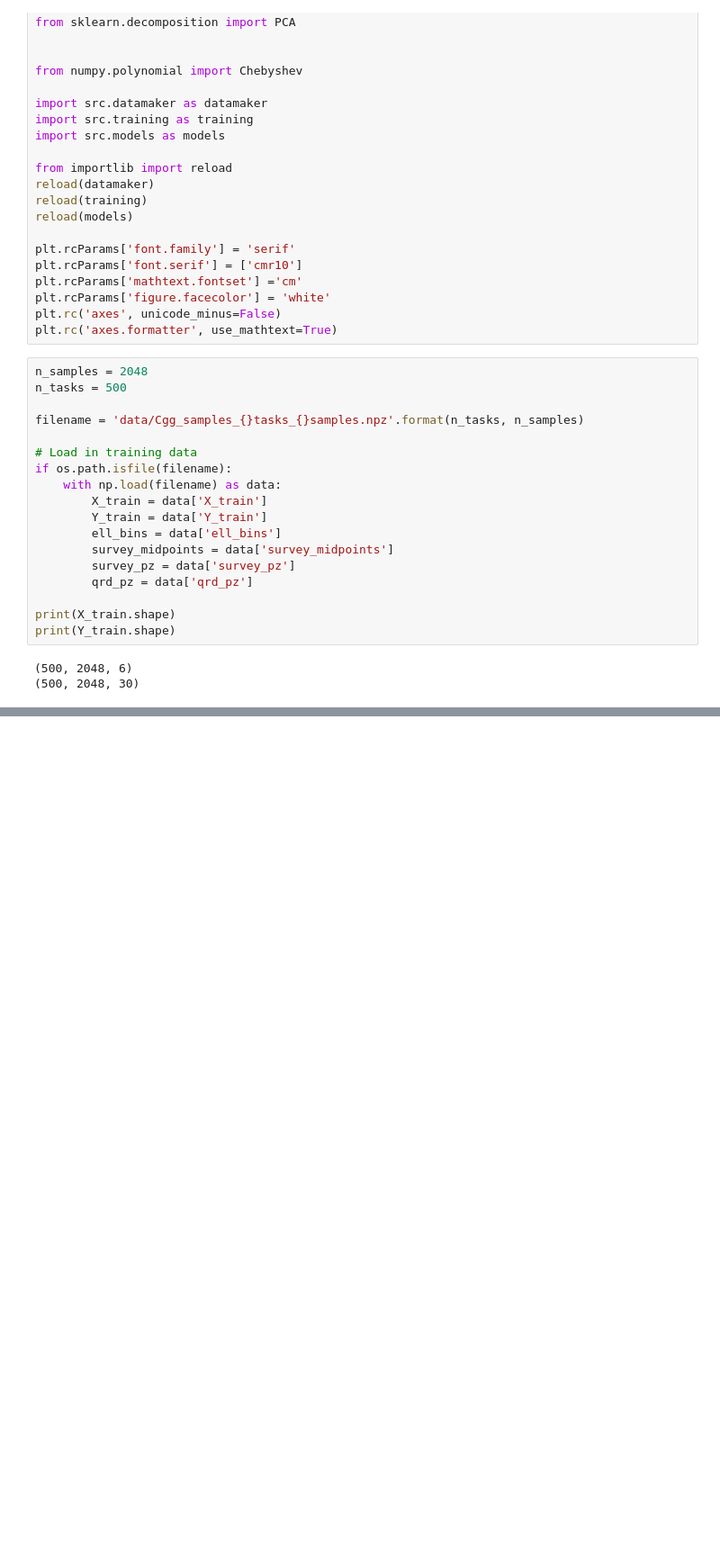
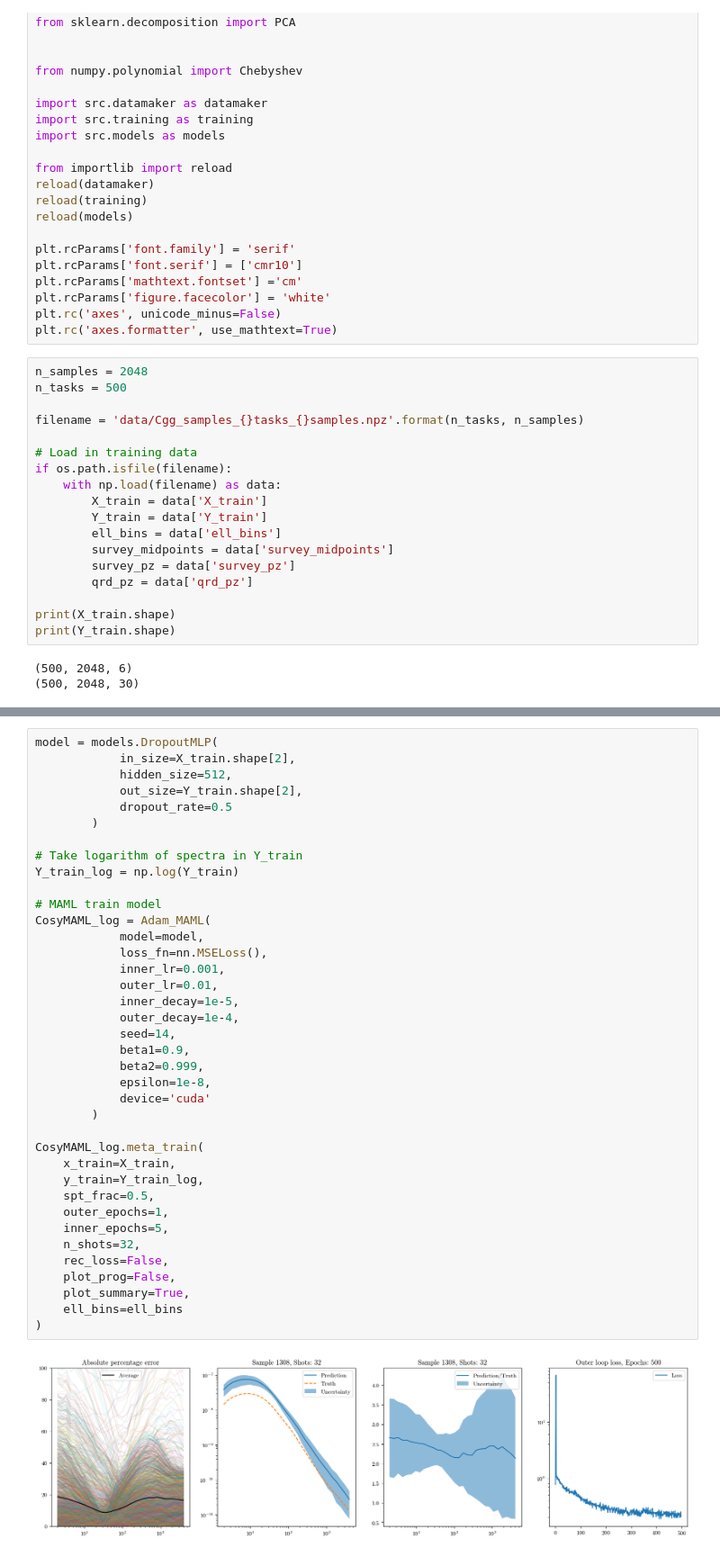
Before and after one commit to CMacM/CosyMAML, a Jupyter notebook: multisurvey_binned.ipynb, the cells around one changed output, grey strips where cells are left out. Shown at 90% size. Drawn from its saved outputs; the diff is of its cells as text; blank space fills up the shorter version.

```diff
--- a/multisurvey_binned.ipynb
+++ b/multisurvey_binned.ipynb
@@ -500,3 +493,43 @@ class Adam_MAML():
         axs[3].set_title('Outer loop loss, Epochs: %d' % (outer_epochs*n_tasks))
 
         plt.savefig('maml_output_final.pdf', bbox_inches='tight')
+# %%
+model = models.DropoutMLP(
+            in_size=X_train.shape[2],
+            hidden_size=512,
+            out_size=Y_train.shape[2],
+            dropout_rate=0.5
+        )
+
+# Take logarithm of spectra in Y_train
+Y_train_log = np.log(Y_train)
+
+# MAML train model
+CosyMAML_log = Adam_MAML(
+            model=model,
+            loss_fn=nn.MSELoss(),
+            inner_lr=0.001,
+            outer_lr=0.01,
+            inner_decay=1e-5,
+            outer_decay=1e-4,
+            seed=14,
+            beta1=0.9,
+            beta2=0.999,
+            epsilon=1e-8,
+            device='cuda'
+        )
+
+CosyMAML_log.meta_train(
+    x_train=X_train,
+    y_train=Y_train_log,
+    spt_frac=0.5,
+    outer_epochs=1,
+    inner_epochs=5,
+    n_shots=32,
+    rec_loss=False,
+    plot_prog=False,
+    plot_summary=True,
+    ell_bins=ell_bins
+)
+# %% [output]
+[figure, added]
```
Also changed, not shown: parts of 3 cells of this notebook, 3 other files.
